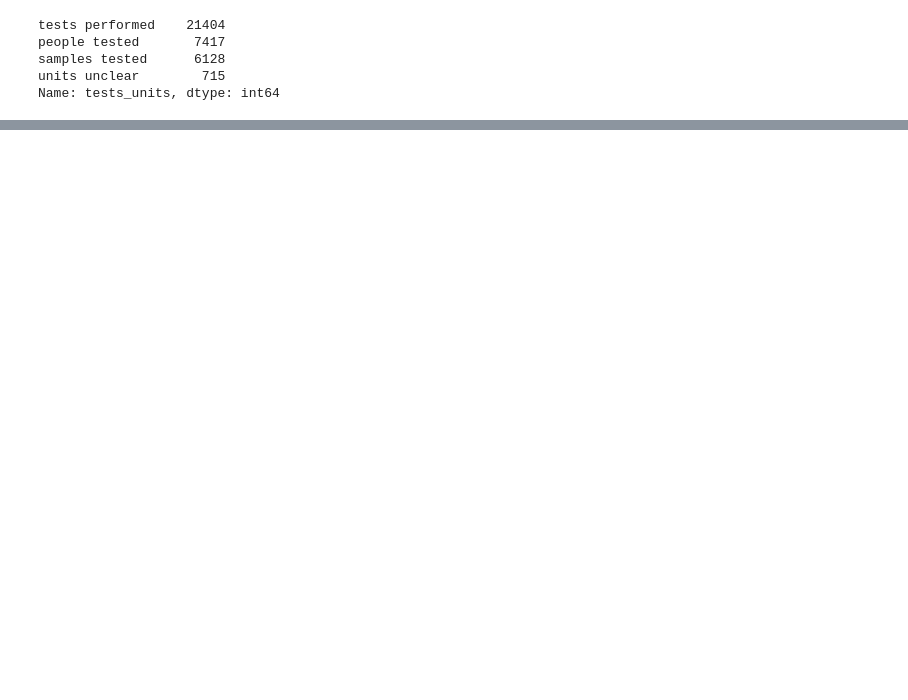
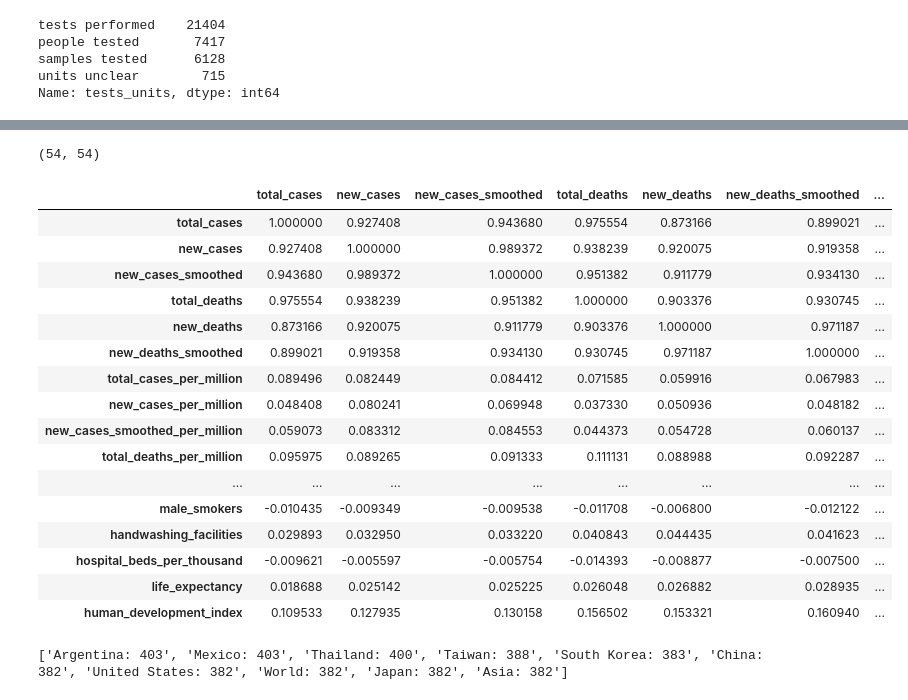
Before and after one commit to wiktorMajkowksi/Covid19_Prediction, a Jupyter notebook: COVID_Prediction.ipynb, the cells around one changed output, grey strips where cells are left out. Cells and saved outputs as stored; diff of their text form; code cells hidden in the pictures; blank space fills up the shorter version.

```diff
--- a/COVID_Prediction.ipynb
+++ b/COVID_Prediction.ipynb
@@ -90,0 +110,4 @@ Name: tests_units, dtype: int64
+# %%
+df.tests_units = df.tests_units.replace(['tests performed','people tested'],'Test Conducted')#tests conducted on people
+df.tests_units = df.tests_units.replace(['units unclear'], 'Undefined')
+df.tests_units.value_counts()
@@ -112 +135,26 @@ units unclear    Africa             314
 dtype: int64
+# %%
+correlation_matrix = df.corr().round(2)
+correlation_matrix.shape #Large Martix difficlt to visualise
+# %% [output]
+(54, 54)
+# %%
+df.corr()
+# %% [output]
+|  | total_cases | new_cases | new_cases_smoothed | total_deaths | new_deaths | new_deaths_smoothed | ... |
+| total_cases | 1.000000 | 0.927408 | 0.943680 | 0.975554 | 0.873166 | 0.899021 | ... |
+| new_cases | 0.927408 | 1.000000 | 0.989372 | 0.938239 | 0.920075 | 0.919358 | ... |
+| new_cases_smoothed | 0.943680 | 0.989372 | 1.000000 | 0.951382 | 0.911779 | 0.934130 | ... |
+| total_deaths | 0.975554 | 0.938239 | 0.951382 | 1.000000 | 0.903376 | 0.930745 | ... |
+| new_deaths | 0.873166 | 0.920075 | 0.911779 | 0.903376 | 1.000000 | 0.971187 | ... |
+| new_deaths_smoothed | 0.899021 | 0.919358 | 0.934130 | 0.930745 | 0.971187 | 1.000000 | ... |
+| total_cases_per_million | 0.089496 | 0.082449 | 0.084412 | 0.071585 | 0.059916 | 0.067983 | ... |
+| new_cases_per_million | 0.048408 | 0.080241 | 0.069948 | 0.037330 | 0.050936 | 0.048182 | ... |
+| new_cases_smoothed_per_million | 0.059073 | 0.083312 | 0.084553 | 0.044373 | 0.054728 | 0.060137 | ... |
+| total_deaths_per_million | 0.095975 | 0.089265 | 0.091333 | 0.111131 | 0.088988 | 0.092287 | ... |
+| ... | ... | ... | ... | ... | ... | ... | ... |
+| male_smokers | -0.010435 | -0.009349 | -0.009538 | -0.011708 | -0.006800 | -0.012122 | ... |
+| handwashing_facilities | 0.029893 | 0.032950 | 0.033220 | 0.040843 | 0.044435 | 0.041623 | ... |
+| hospital_beds_per_thousand | -0.009621 | -0.005597 | -0.005754 | -0.014393 | -0.008877 | -0.007500 | ... |
+| life_expectancy | 0.018688 | 0.025142 | 0.025225 | 0.026048 | 0.026882 | 0.028935 | ... |
+| human_development_index | 0.109533 | 0.127935 | 0.130158 | 0.156502 | 0.153321 | 0.160940 | ... |
@@ -112,0 +163,17 @@ dtype: int64
+# %%
+"""
+Loop to select the countries with the most common entries
+INPUT: series of countries with number of entries
+OUTPUT: list of the most common countries with the number of entries
+"""
+
+i = 0
+theMostCommonCountry_List = []
+while i < 10:
+  part_index = str(df.location.value_counts().index[i])
+  part_num_entries = str(df.location.value_counts()[i])
+  theMostCommonCountry_List.append( part_index + ": " + part_num_entries )
+  i = i + 1
+print(theMostCommonCountry_List)
+# %% [output]
+['Argentina: 403', 'Mexico: 403', 'Thailand: 400', 'Taiwan: 388', 'South Korea: 383', 'China: 382', 'United States: 382', 'World: 382', 'Japan: 382', 'Asia: 382']
```
Also changed, not shown: parts of 17 cells of this notebook.
